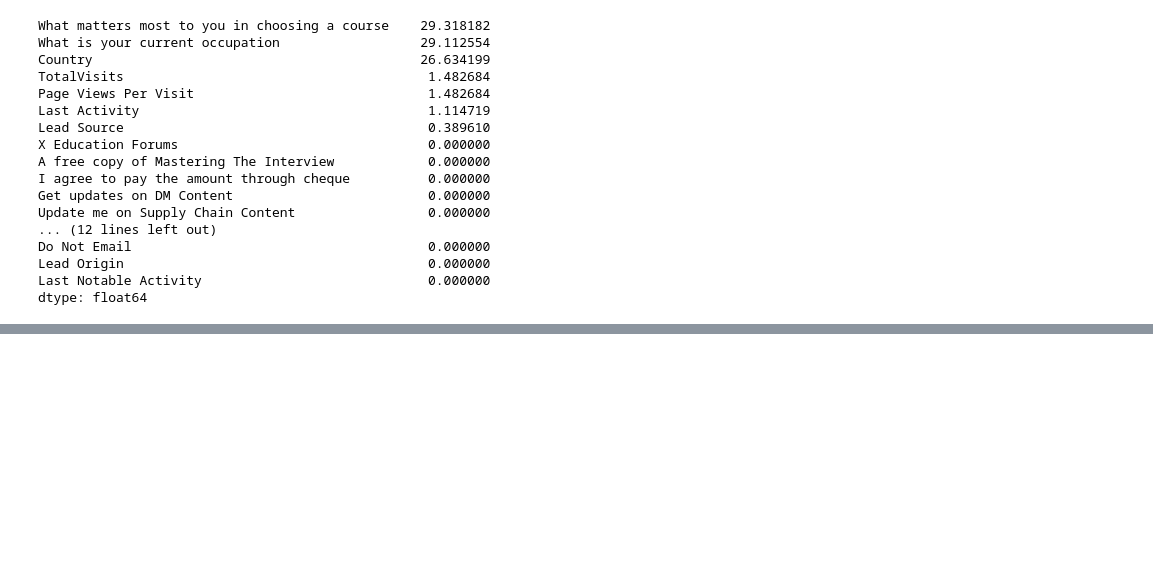
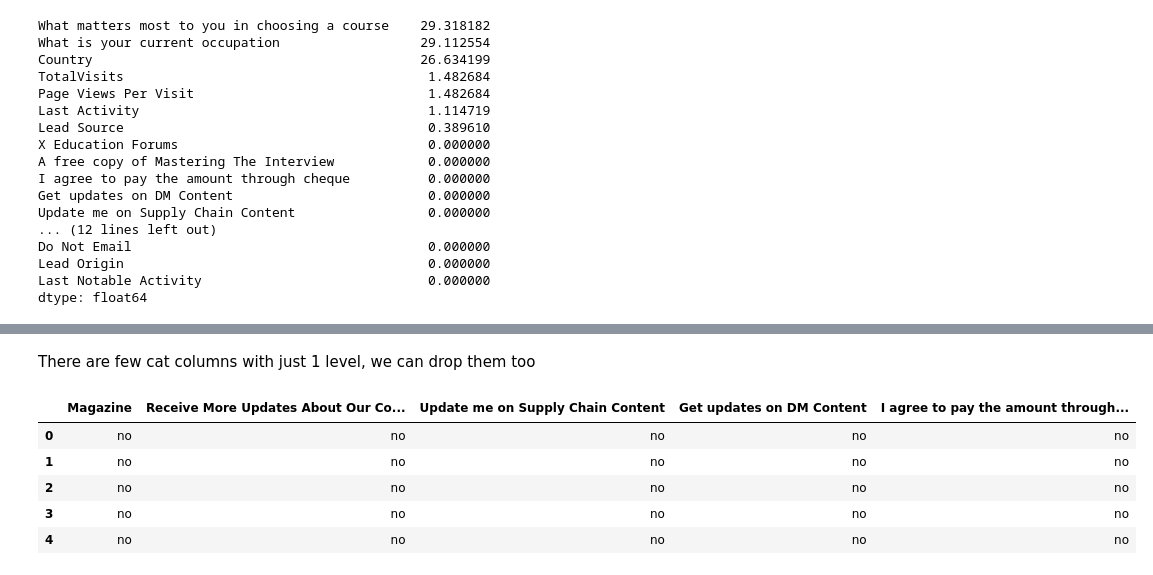
Before and after one commit to D-skywalkerr/Case_study-Leads_scoring, a Jupyter notebook: Leads_scoring.ipynb, the cells around one changed output, grey strips where cells are left out. Drawn from its saved outputs; the diff is of its cells as text; code cells hidden in the pictures; blank space fills up the shorter version.

```diff
--- a/Leads_scoring.ipynb
+++ b/Leads_scoring.ipynb
@@ -148,0 +278,3 @@ dtype: float64
+# %%
+# Filling missing values in 'TotalVisits' with the mode of the column
+data['TotalVisits'] = data['TotalVisits'].fillna(data['TotalVisits'].mode()[0])
@@ -148,0 +417,11 @@ dtype: float64
+# %% [markdown]
+There are few cat columns with just 1 level, we can drop them too
+# %%
+data[data.columns[data.nunique()== 1]].head()
+# %% [output]
+|  | Magazine | Receive More Updates About Our Co... | Update me on Supply Chain Content | Get updates on DM Content | I agree to pay the amount through... |
+| 0 | no | no | no | no | no |
+| 1 | no | no | no | no | no |
+| 2 | no | no | no | no | no |
+| 3 | no | no | no | no | no |
+| 4 | no | no | no | no | no |
```
Also changed, not shown: parts of 34 cells of this notebook.
